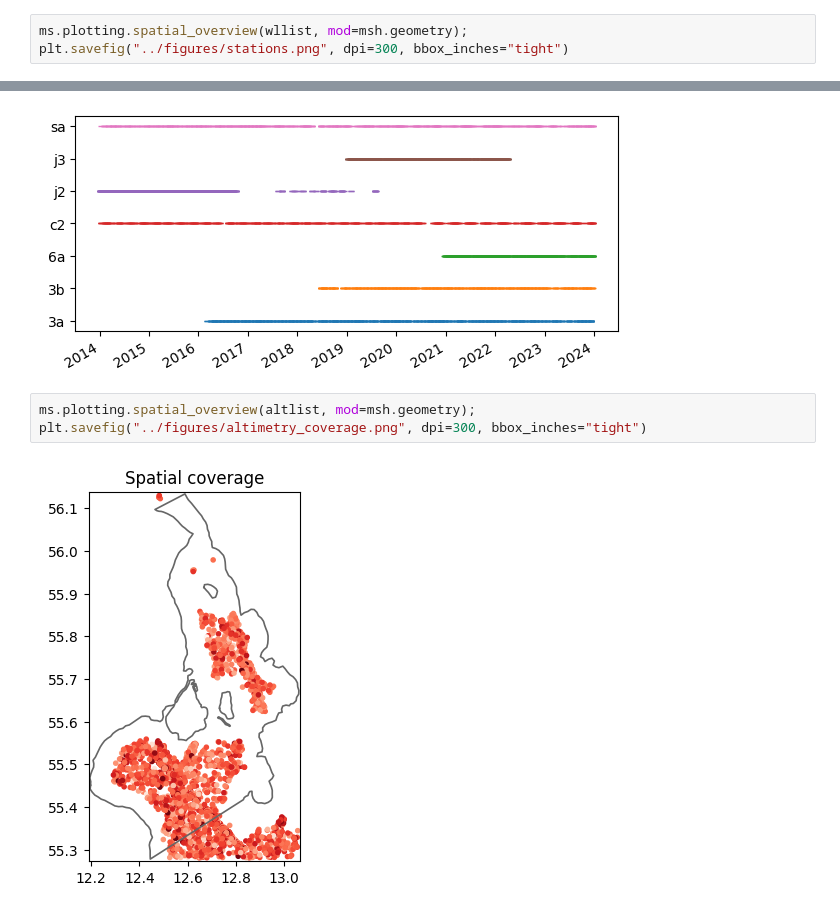
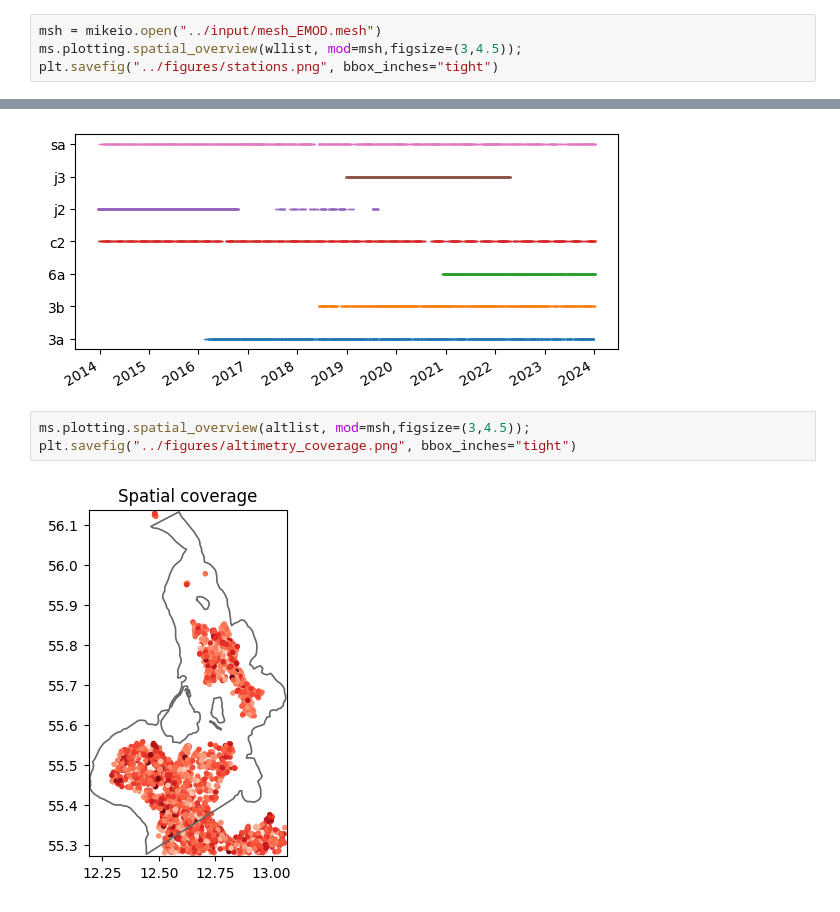
Before and after one commit to DHI/WaterBench-MIKE21HD-Oresund, a Jupyter notebook: code/explore_observation_data.ipynb, the cells around one changed output, grey strips where cells are left out. Saved outputs shown, nothing was run; the diff lists cells and outputs as text.

```diff
--- a/code/explore_observation_data.ipynb
+++ b/code/explore_observation_data.ipynb
@@ -48,6 +48,7 @@ ms.plotting.temporal_coverage(wllist);
 # %% [output]
 [figure]
 # %%
-ms.plotting.spatial_overview(wllist, mod=msh.geometry);
-plt.savefig("../figures/stations.png", dpi=300, bbox_inches="tight")
+msh = mikeio.open("../input/mesh_EMOD.mesh")
+ms.plotting.spatial_overview(wllist, mod=msh,figsize=(3,4.5));
+plt.savefig("../figures/stations.png", bbox_inches="tight")
 # %% [output]
@@ -74,7 +75,7 @@ ms.plotting.temporal_coverage(altlist);
 # %% [output]
 [figure]
 # %%
-ms.plotting.spatial_overview(altlist, mod=msh.geometry);
-plt.savefig("../figures/altimetry_coverage.png", dpi=300, bbox_inches="tight")
+ms.plotting.spatial_overview(altlist, mod=msh,figsize=(3,4.5));
+plt.savefig("../figures/altimetry_coverage.png", bbox_inches="tight")
 # %% [output]
-[figure, old version]
+[figure, new version]
```
Also changed, not shown: parts of 2 cells of this notebook, 20 other files.
